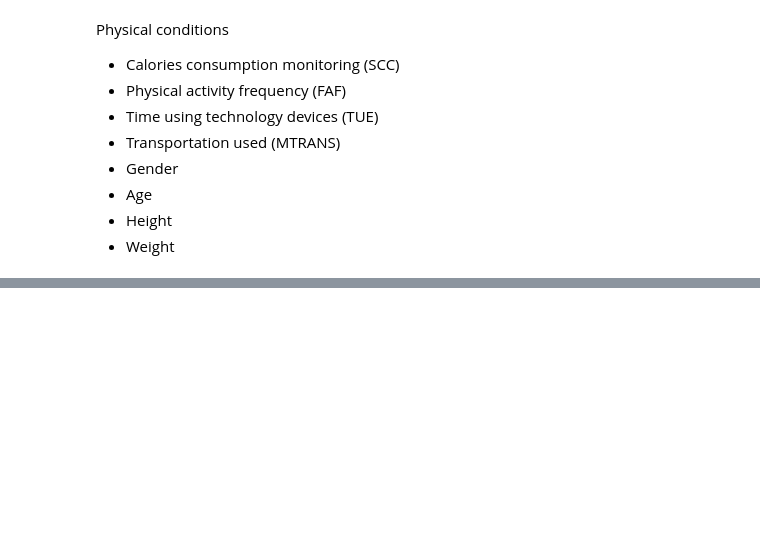
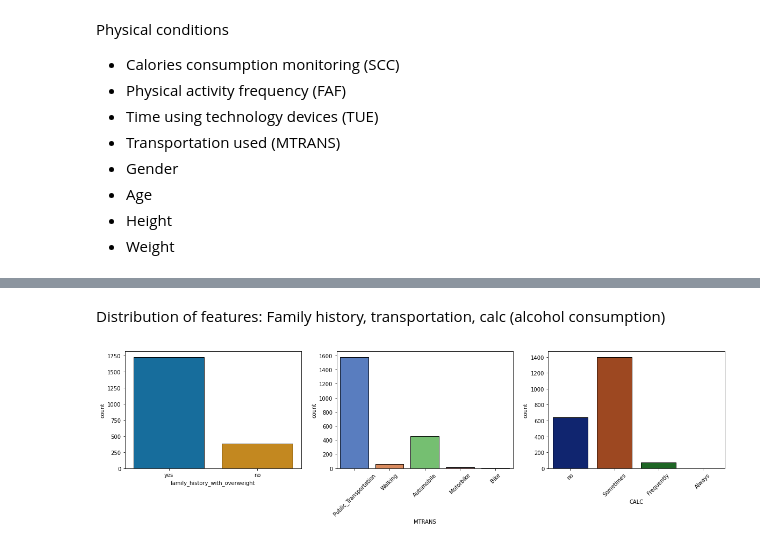
Before and after one commit to pythonandmore/obesityandlifestyle, a Jupyter notebook: DS2 Project Markdown.ipynb, the cells around one changed output, grey strips where cells are left out. Saved outputs shown, nothing was run; the diff lists cells and outputs as text; code cells hidden in the pictures; blank space fills up the shorter version.

```diff
--- a/DS2 Project Markdown.ipynb
+++ b/DS2 Project Markdown.ipynb
@@ -48,0 +103,15 @@ in this section you will talk about how you found the data.
+# %% [markdown]
+Distribution of features: Family history, transportation, calc (alcohol consumption)
+# %%
+plt.figure(figsize=(20,4))
+plt.subplot(131)
+sns.countplot(x= 'family_history_with_overweight', data = df, palette="colorblind",edgecolor="black")
+plt.subplot(132)
+sns.countplot(x= 'MTRANS', data = df, palette="muted",edgecolor="black")
+plt.xticks(rotation=45)
+plt.subplot(133)
+sns.countplot(x= 'CALC', data = df, palette="dark",edgecolor="black")
+plt.xticks(rotation=45)
+plt.show()
+# %% [output]
+[figure, added]
```
Also changed, not shown: parts of 18 cells of this notebook.
